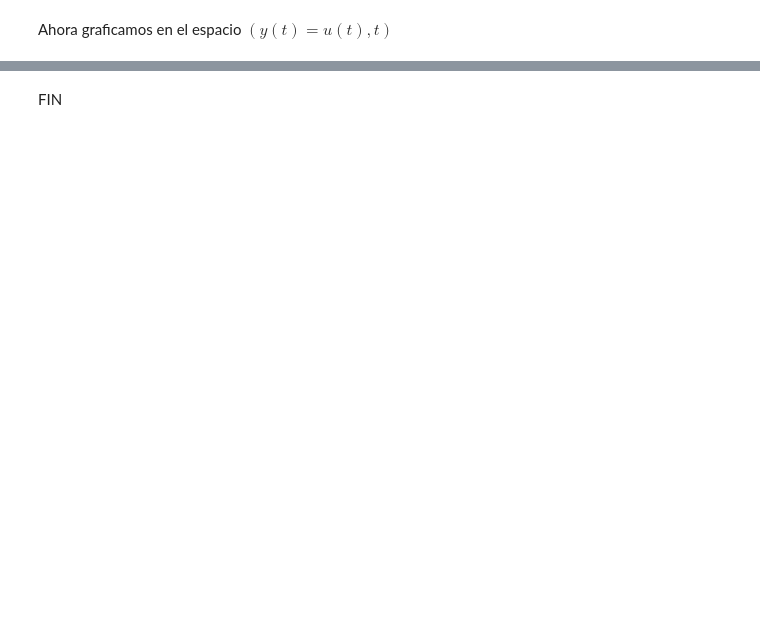
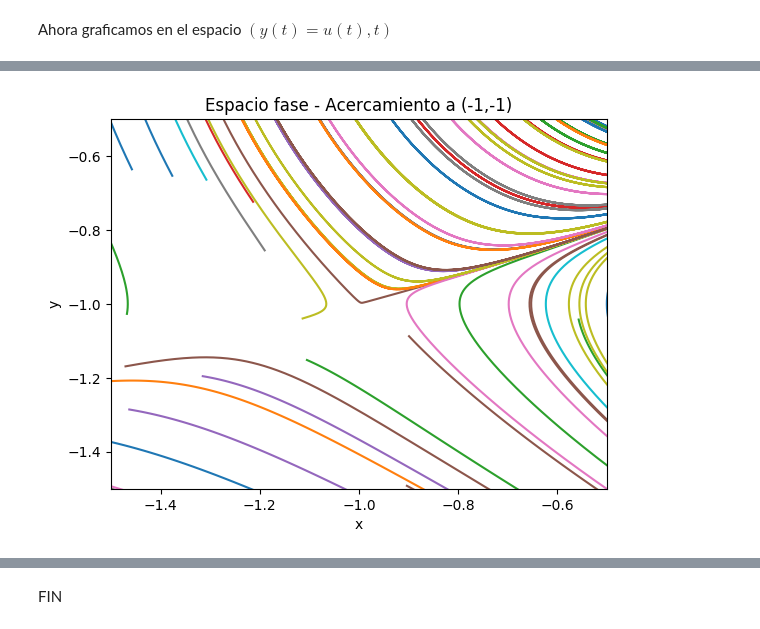
Before and after one commit to SebastianNegrete/Fisica_Computacional_Negrete_Aragon, a Jupyter notebook: Tarea_14.ipynb, the cells around one changed output, grey strips where cells are left out. Saved outputs shown, nothing was run; the diff lists cells and outputs as text; code cells hidden in the pictures; blank space fills up the shorter version.

```diff
--- a/Tarea_14.ipynb
+++ b/Tarea_14.ipynb
@@ -184,0 +206,18 @@ end
+# %%
+#Acercamiento a (-1,-1)
+listat1=0:0.01:40
+for i in 1:800 #800 iteraciones -> 400 soluciones dadas 800 condiciones iniciales x0,y0
+    ci_x_1=3*(2*rand(1)-1) #Condición inicial para x
+    ci_y_1=3*(2*rand(1)-1) #Condición inicial para y
+    vs_1=RungeKutta4(F,listat1,[ci_x_1,ci_y_1])
+    lista_x_1=ent(vs_1,1) #Primeras entradas de vs
+    lista_y_1=ent(vs_1,2) #Segundas entradas de vs
+    plot(lista_x_1,lista_y_1)
+    title("Espacio fase - Acercamiento a (-1,-1)")
+    xlim([-1.5,-0.5]) #Límite en x
+    ylim([-1.5,-0.5]) #Límite en y
+    xlabel("x")
+    ylabel("y")
+end
+# %% [output]
+[figure, added]
```
Also changed, not shown: parts of 12 cells of this notebook.
